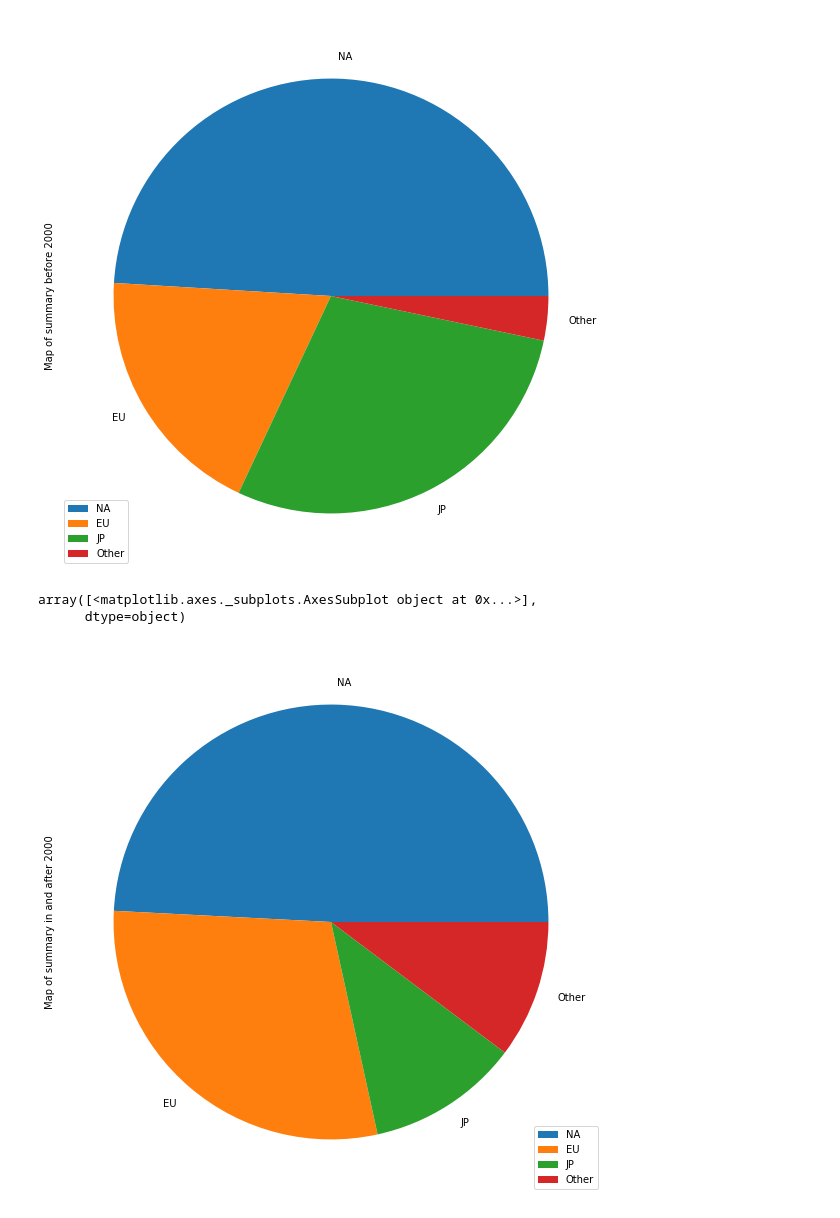
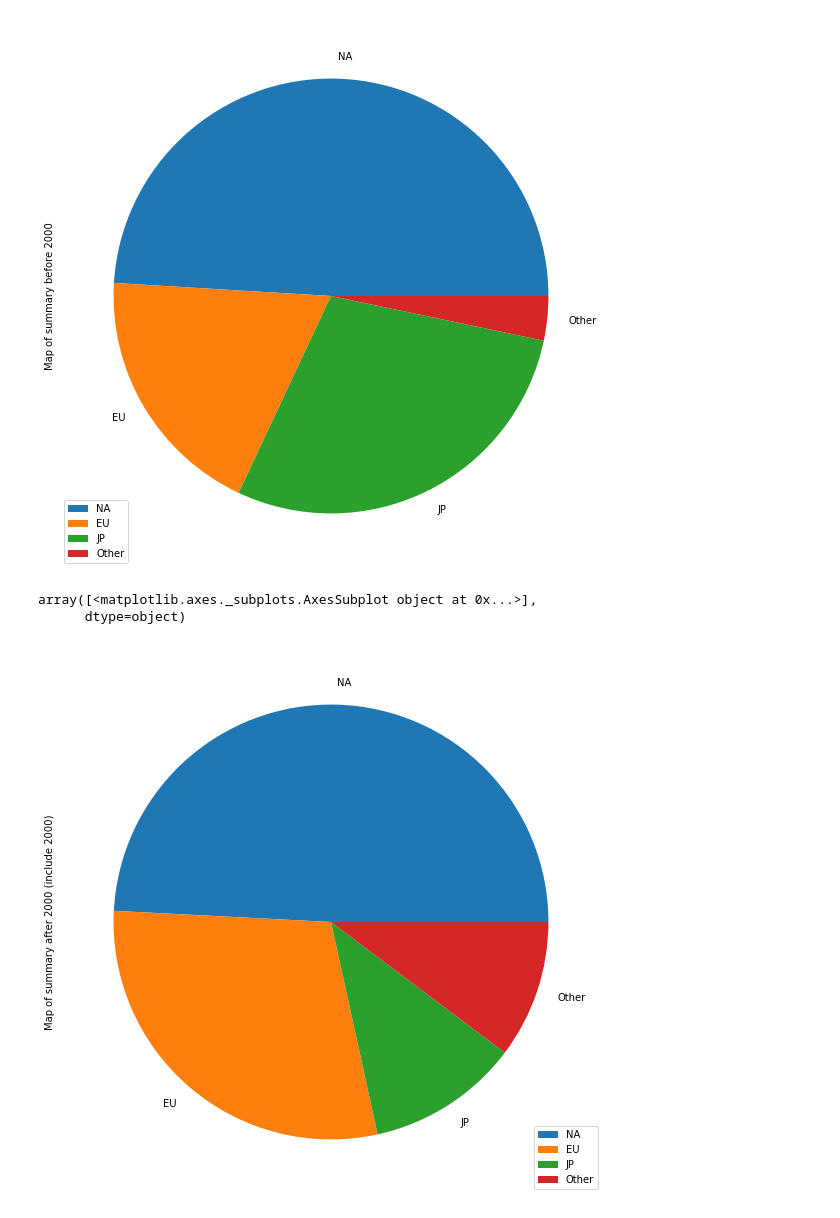
Before and after one commit to egorserdyuk/ASU-Datascience, a Jupyter notebook: Games/games.ipynb, the cells around one changed output. Cells and saved outputs as stored; diff of their text form; code cells hidden in the pictures.

```diff
--- a/Games/games.ipynb
+++ b/Games/games.ipynb
@@ -145,13 +128,13 @@ array([<matplotlib.axes._subplots.AxesSubplot object at 0x...>],
       dtype=object)
 [figure]
 # %%
-df3 = pd.DataFrame([df_a2['NA_Sales'].sum(), df_a2['EU_Sales'].sum(), df_a2['JP_Sales'].sum(), df_a2['Other_Sales'].sum()])
+df4 = pd.DataFrame([df_a2['NA_Sales'].sum(), df_a2['EU_Sales'].sum(), df_a2['JP_Sales'].sum(), df_a2['Other_Sales'].sum()])
 
-df3 = df3.rename({0:'NA', 1:'EU', 2:'JP', 3:'Other'})
-df3 = df3.rename(columns={0:'Map of summary in and after 2000'})
+df4 = df4.rename({0:'NA', 1:'EU', 2:'JP', 3:'Other'})
+df4 = df4.rename(columns={0:'Map of summary after 2000 (include 2000)'})
 
-df3.plot.pie(subplots=True, legend=True, figsize=(10,10))
+df4.plot.pie(subplots=True, legend=True, figsize=(10,10))
 # %% [output]
 array([<matplotlib.axes._subplots.AxesSubplot object at 0x...>],
       dtype=object)
-[figure, old version]
+[figure, new version]
```
Also changed, not shown: parts of 2 cells of this notebook.
